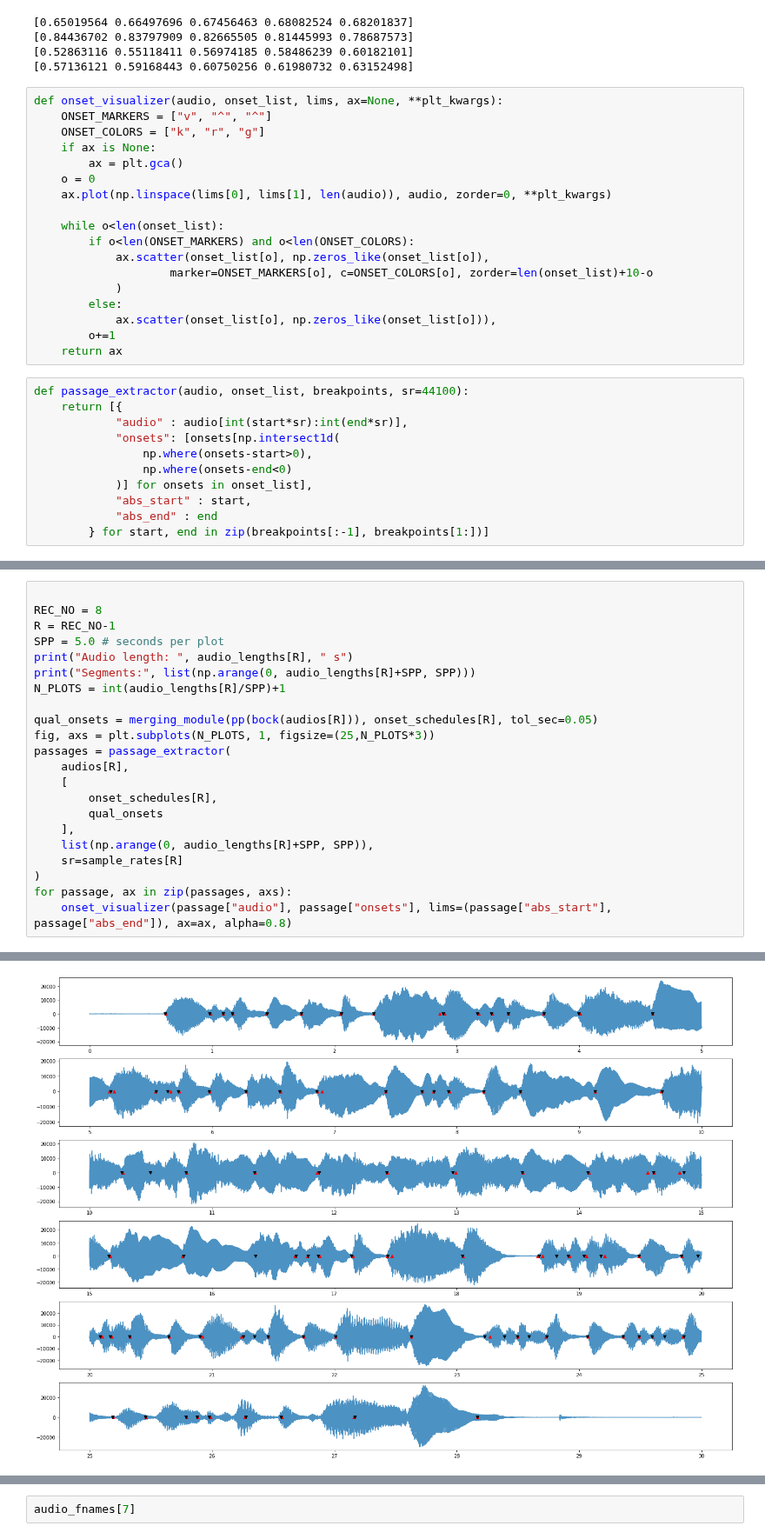
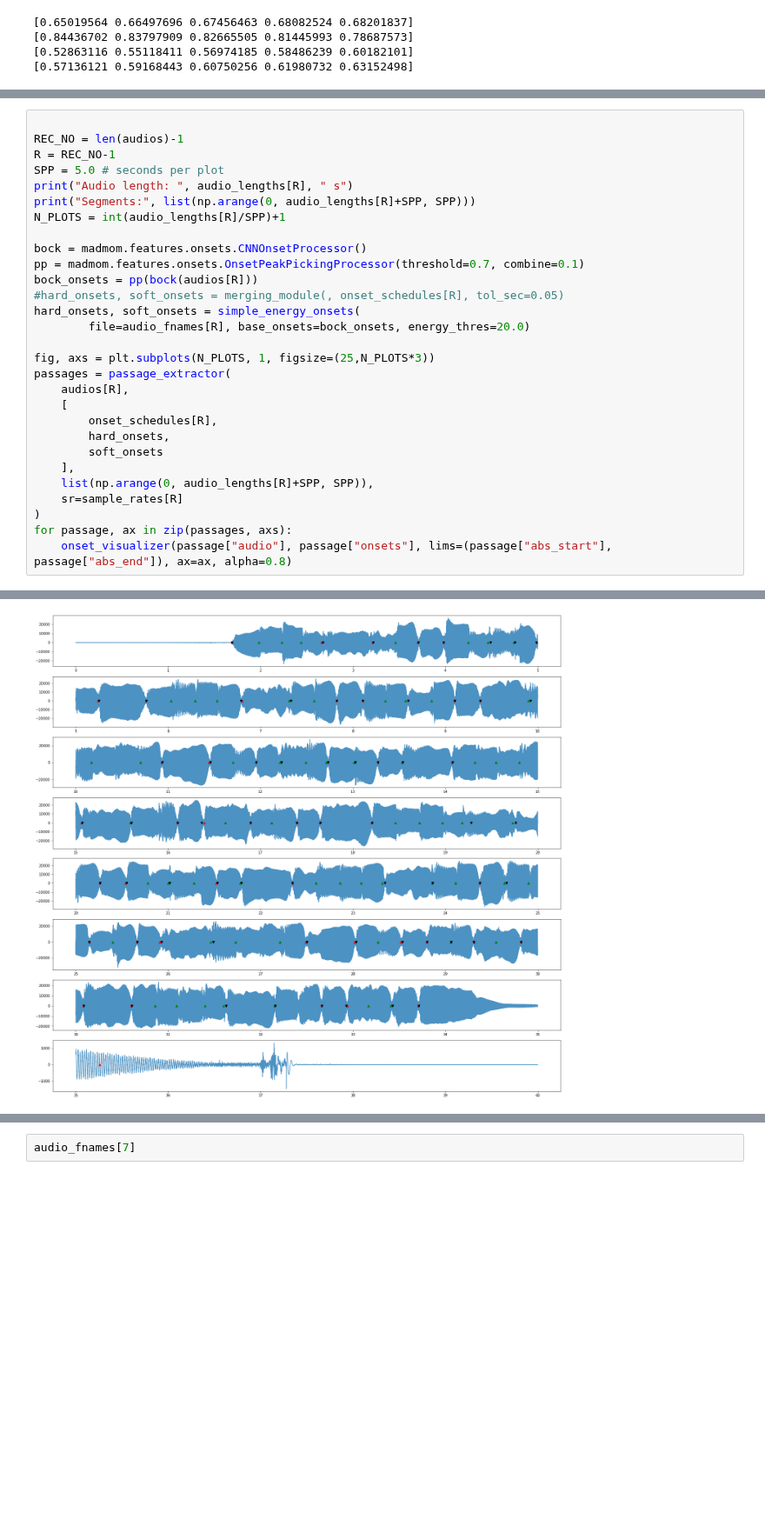
Before and after one commit to SimonFalk/beyondPianoRoll, a Jupyter notebook: bockraw-analysis.ipynb, the cells around one changed output, grey strips where cells are left out. Shown at 87% size. Drawn from its saved outputs; the diff is of its cells as text; blank space fills up the shorter version.

Commit message:
energy threshold

```diff
--- a/bockraw-analysis.ipynb
+++ b/bockraw-analysis.ipynb
@@ -91,32 +129,3 @@ print(f_half)
 [0.84436702 0.83797909 0.82665505 0.81445993 0.78687573]
 [0.52863116 0.55118411 0.56974185 0.58486239 0.60182101]
 [0.57136121 0.59168443 0.60750256 0.61980732 0.63152498]
-# %%
-def onset_visualizer(audio, onset_list, lims, ax=None, **plt_kwargs):
-    ONSET_MARKERS = ["v", "^", "^"]
-    ONSET_COLORS = ["k", "r", "g"]
-    if ax is None:
-        ax = plt.gca()
-    o = 0
-    ax.plot(np.linspace(lims[0], lims[1], len(audio)), audio, zorder=0, **plt_kwargs)
-
-    while o<len(onset_list):
-        if o<len(ONSET_MARKERS) and o<len(ONSET_COLORS):
-            ax.scatter(onset_list[o], np.zeros_like(onset_list[o]),
-                    marker=ONSET_MARKERS[o], c=ONSET_COLORS[o], zorder=len(onset_list)+10-o
-            )
-        else:
-            ax.scatter(onset_list[o], np.zeros_like(onset_list[o])),
-        o+=1
-    return ax
-# %%
-def passage_extractor(audio, onset_list, breakpoints, sr=44100):
-    return [{
-            "audio" : audio[int(start*sr):int(end*sr)],
-            "onsets": [onsets[np.intersect1d(
-                np.where(onsets-start>0),
-                np.where(onsets-end<0)
-            )] for onsets in onset_list],
-            "abs_start" : start,
-            "abs_end" : end
-        } for start, end in zip(breakpoints[:-1], breakpoints[1:])]
@@ -131,19 +136,26 @@ def merging_module(note_onsets, hard_onsets, tol_sec):
 # %%
 
-REC_NO = 8
+REC_NO = len(audios)-1
 R = REC_NO-1
 SPP = 5.0 # seconds per plot
 print("Audio length: ", audio_lengths[R], " s")
 print("Segments:", list(np.arange(0, audio_lengths[R]+SPP, SPP)))
 N_PLOTS = int(audio_lengths[R]/SPP)+1
 
-qual_onsets = merging_module(pp(bock(audios[R])), onset_schedules[R], tol_sec=0.05)
+bock = madmom.features.onsets.CNNOnsetProcessor()
+pp = madmom.features.onsets.OnsetPeakPickingProcessor(threshold=0.7, combine=0.1)
+bock_onsets = pp(bock(audios[R]))
+#hard_onsets, soft_onsets = merging_module(, onset_schedules[R], tol_sec=0.05)
+hard_onsets, soft_onsets = simple_energy_onsets(
+        file=audio_fnames[R], base_onsets=bock_onsets, energy_thres=20.0)
+
 fig, axs = plt.subplots(N_PLOTS, 1, figsize=(25,N_PLOTS*3))
 passages = passage_extractor(
     audios[R],
     [
         onset_schedules[R],
-        qual_onsets
+        hard_onsets,
+        soft_onsets
     ],
     list(np.arange(0, audio_lengths[R]+SPP, SPP)),
     sr=sample_rates[R]
@@ -156 +168 @@ Segments: [0.0, 5.0, 10.0, 15.0, 20.0, 25.0, 30.0]
-[figure, old version]
+[figure, new version]
```
Also changed, not shown: parts of 16 cells of this notebook.
